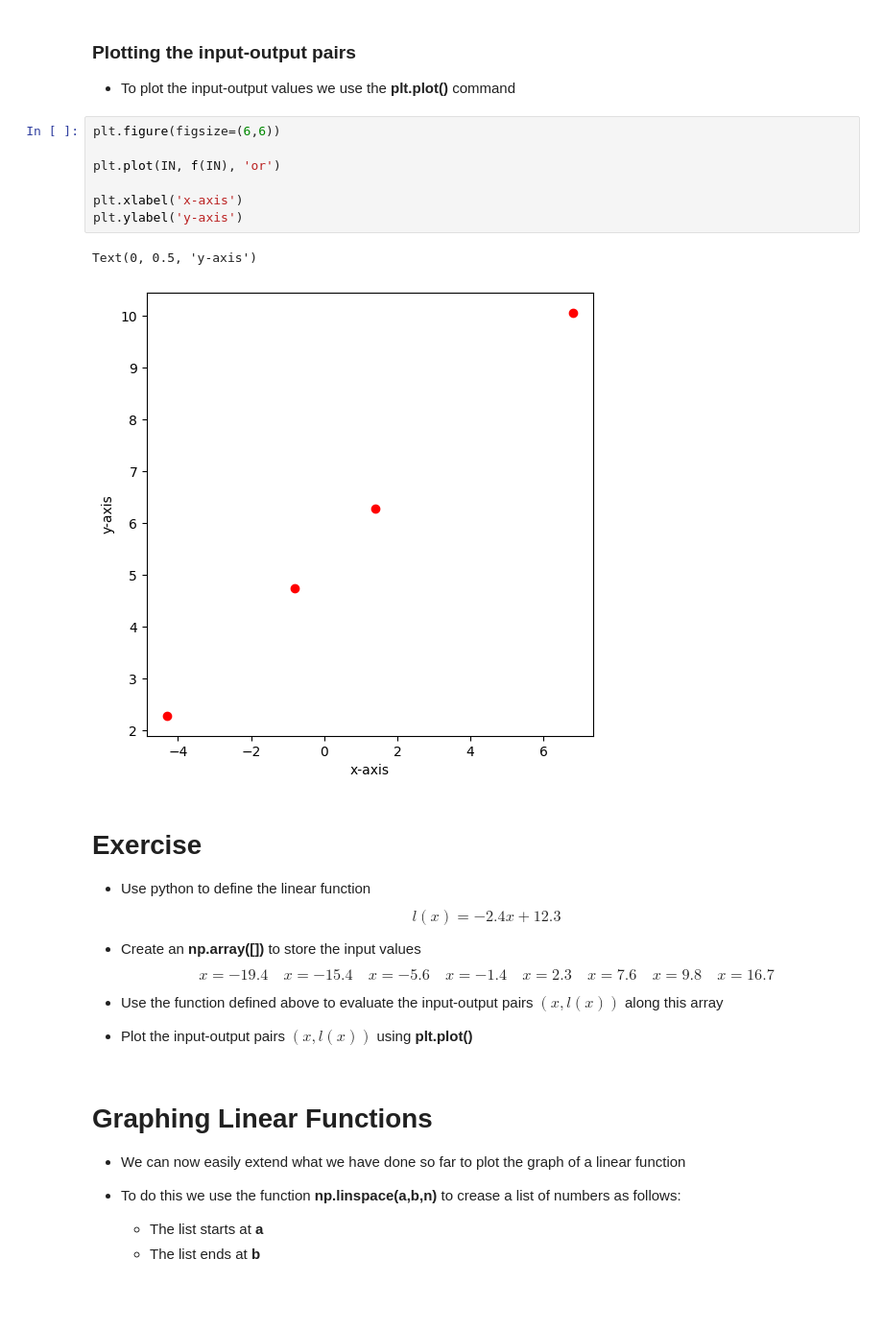
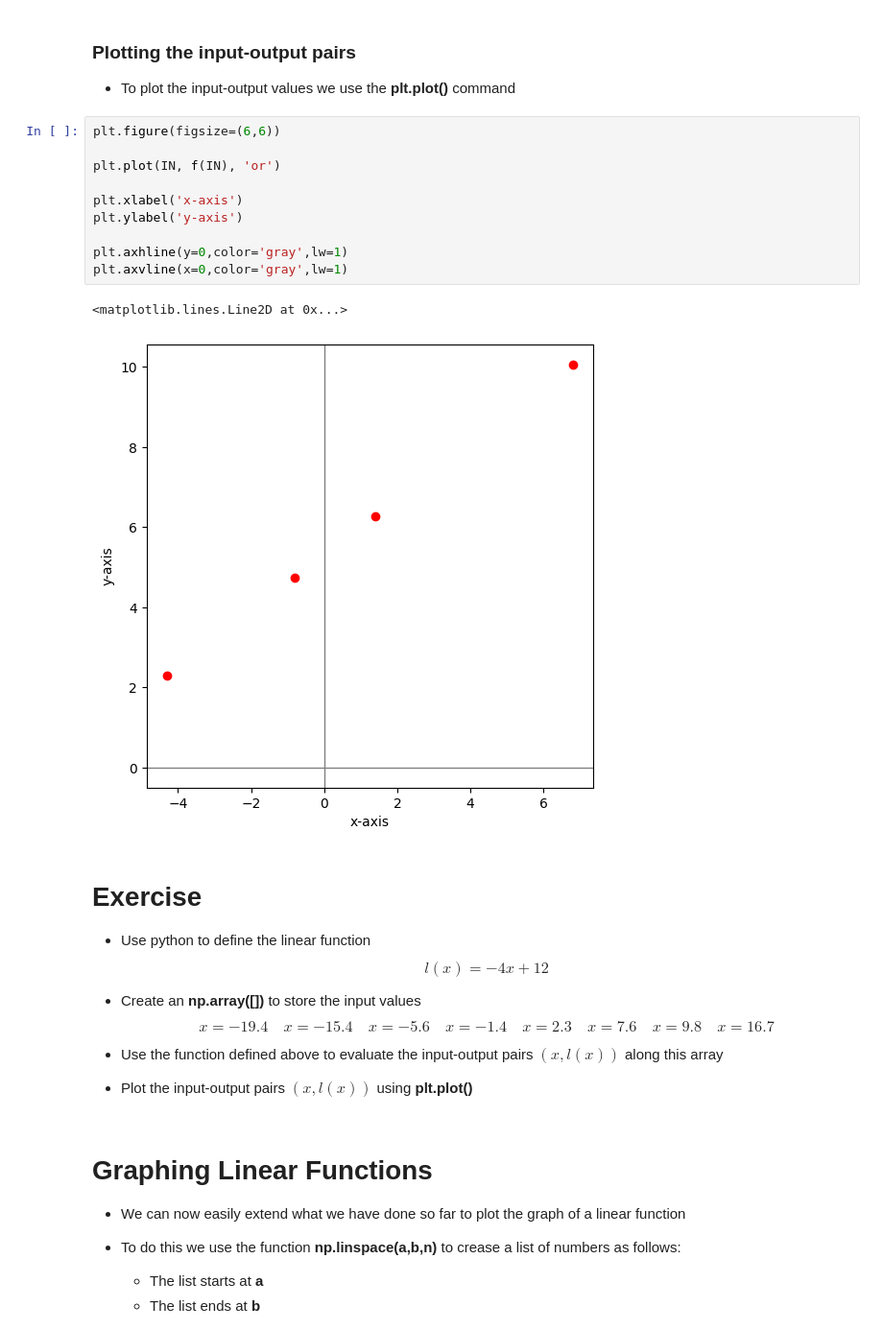
Before and after one commit to tlyonsSETU/Mathematical-Fundamentals, a Jupyter notebook: Mathematics Fundamentals - Workbook 3.ipynb, the cells around one changed output. Shown at 96% size. Drawn from its saved outputs; the diff is of its cells as text; blank space fills up the shorter version.

```diff
--- a/Mathematics Fundamentals - Workbook 3.ipynb
+++ b/Mathematics Fundamentals - Workbook 3.ipynb
@@ -440,19 +440,22 @@ array([ 2.29,  4.74,  6.28, 10.06])
 # %%
 plt.figure(figsize=(6,6))
 
 plt.plot(IN, f(IN), 'or')
 
 plt.xlabel('x-axis')
 plt.ylabel('y-axis')
+
+plt.axhline(y=0,color='gray',lw=1)
+plt.axvline(x=0,color='gray',lw=1)
 # %% [output]
-Text(0, 0.5, 'y-axis')
+<matplotlib.lines.Line2D at 0x...>
-[figure, old version]
+[figure, new version]
 # %% [markdown]
 # Exercise
 
 * Use python to define the linear function
 $$
-l(x) = -2.4x + 12.3
+l(x) = -4x + 12
 $$
 
 
```
Also changed, not shown: parts of 5 cells of this notebook.
